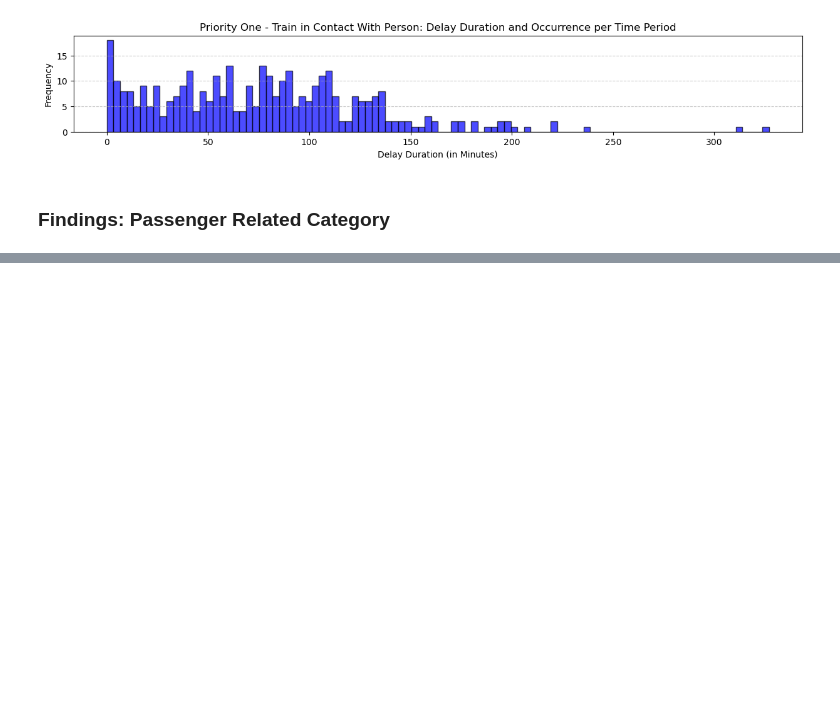
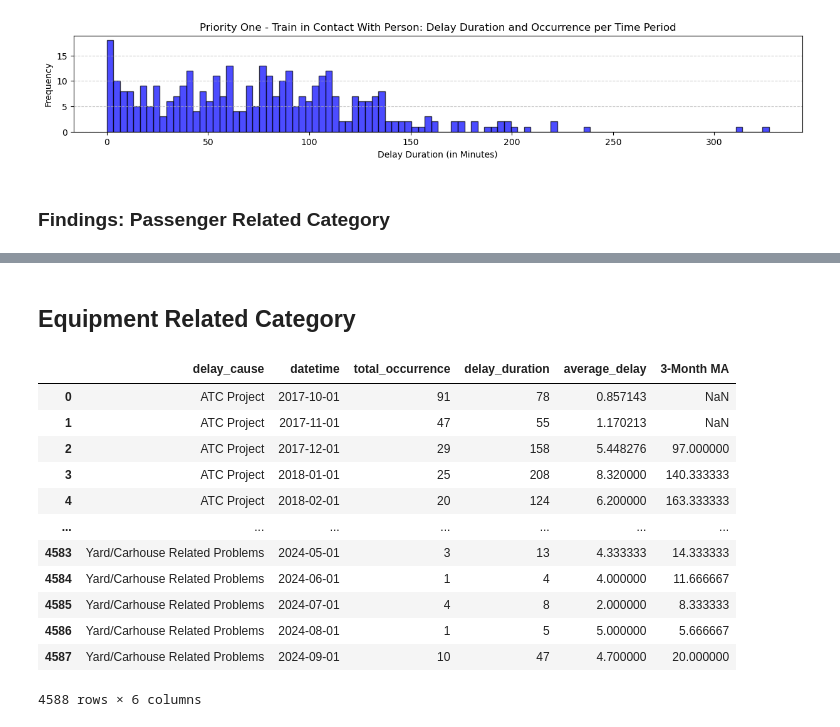
Before and after one commit to emem83/TTC-Delay-Dataset, a Jupyter notebook: TTC_Delay_Dataset_EDA.ipynb, the cells around one changed output, grey strips where cells are left out. Cells and saved outputs as stored; diff of their text form; code cells hidden in the pictures; blank space fills up the shorter version.

```diff
--- a/TTC_Delay_Dataset_EDA.ipynb
+++ b/TTC_Delay_Dataset_EDA.ipynb
@@ -603,0 +680,2 @@ create_histogram(delay_cause = Priority_One___Train_in_Contact_With_Person,
+# %% [markdown]
+## Equipment Related Category
@@ -603,0 +735,23 @@ create_histogram(delay_cause = Priority_One___Train_in_Contact_With_Person,
+# %%
+grouped_equipment = Equipment_Related.groupby([
+    Equipment_Related['delay_cause'],
+    Equipment_Related['datetime'].dt.to_period('M').dt.to_timestamp()]).agg(
+        total_occurrence = ('Min Delay', 'count'),
+        delay_duration = ('Min Delay', 'sum')).reset_index()
+grouped_equipment['average_delay'] = grouped_equipment['delay_duration'] / grouped_equipment['total_occurrence']
+grouped_equipment['3-Month MA'] = grouped_equipment['delay_duration'].rolling(window = 3).mean()
+grouped_equipment
+# %% [output]
+|  | delay_cause | datetime | total_occurrence | delay_duration | average_delay | 3-Month MA |
+| 0 | ATC Project | 2017-10-01 | 91 | 78 | 0.857143 | NaN |
+| 1 | ATC Project | 2017-11-01 | 47 | 55 | 1.170213 | NaN |
+| 2 | ATC Project | 2017-12-01 | 29 | 158 | 5.448276 | 97.000000 |
+| 3 | ATC Project | 2018-01-01 | 25 | 208 | 8.320000 | 140.333333 |
+| 4 | ATC Project | 2018-02-01 | 20 | 124 | 6.200000 | 163.333333 |
+| ... | ... | ... | ... | ... | ... | ... |
+| 4583 | Yard/Carhouse Related Problems | 2024-05-01 | 3 | 13 | 4.333333 | 14.333333 |
+| 4584 | Yard/Carhouse Related Problems | 2024-06-01 | 1 | 4 | 4.000000 | 11.666667 |
+| 4585 | Yard/Carhouse Related Problems | 2024-07-01 | 4 | 8 | 2.000000 | 8.333333 |
+| 4586 | Yard/Carhouse Related Problems | 2024-08-01 | 1 | 5 | 5.000000 | 5.666667 |
+| 4587 | Yard/Carhouse Related Problems | 2024-09-01 | 10 | 47 | 4.700000 | 20.000000 |
+4588 rows × 6 columns
```
Also changed, not shown: parts of 17 cells of this notebook.
